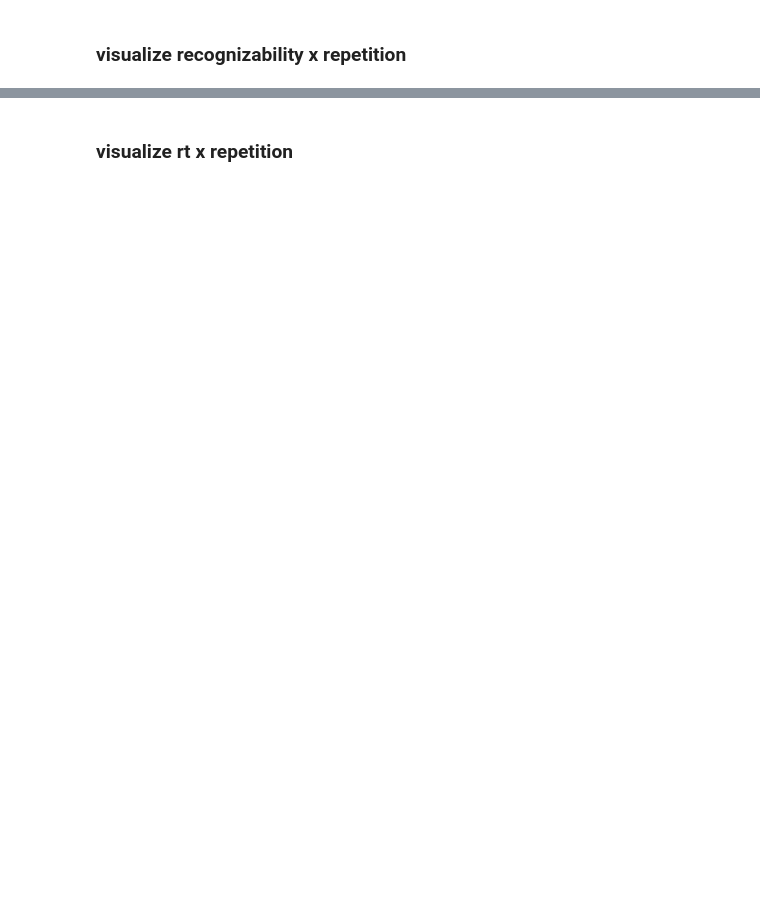
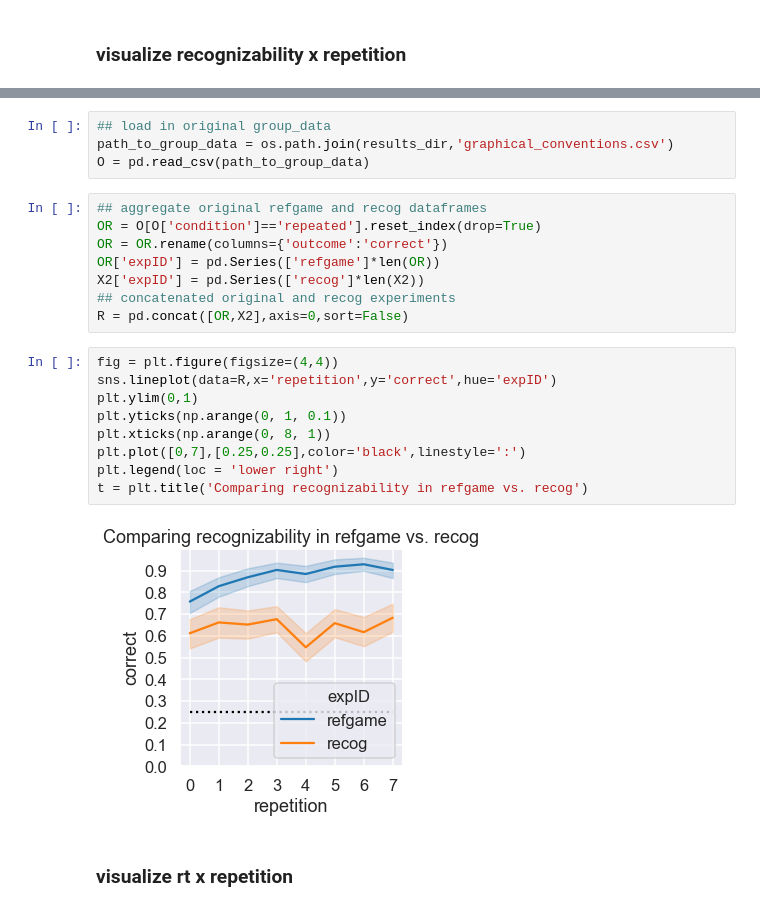
Before and after one commit to cogtoolslab/graphical_conventions_cogsci19, a Jupyter notebook: analysis/ipynb/jefan/generate_recog_dataframe.ipynb, the cells around one changed output, grey strips where cells are left out. Drawn from its saved outputs; the diff is of its cells as text; blank space fills up the shorter version.

```diff
--- a/analysis/ipynb/jefan/generate_recog_dataframe.ipynb
+++ b/analysis/ipynb/jefan/generate_recog_dataframe.ipynb
@@ -204,3 +240,26 @@ plt.tight_layout()
+# %%
+## load in original group_data
+path_to_group_data = os.path.join(results_dir,'graphical_conventions.csv')
+O = pd.read_csv(path_to_group_data)
+# %%
+## aggregate original refgame and recog dataframes
+OR = O[O['condition']=='repeated'].reset_index(drop=True)
+OR = OR.rename(columns={'outcome':'correct'})
+OR['expID'] = pd.Series(['refgame']*len(OR))
+X2['expID'] = pd.Series(['recog']*len(X2))
+## concatenated original and recog experiments
+R = pd.concat([OR,X2],axis=0,sort=False)
+# %%
+fig = plt.figure(figsize=(4,4))
+sns.lineplot(data=R,x='repetition',y='correct',hue='expID')
+plt.ylim(0,1)
+plt.yticks(np.arange(0, 1, 0.1))
+plt.xticks(np.arange(0, 8, 1))
+plt.plot([0,7],[0.25,0.25],color='black',linestyle=':')
+plt.legend(loc = 'lower right')
+t = plt.title('Comparing recognizability in refgame vs. recog')
+# %% [output]
+[figure, added]
 # %% [markdown]
 ### visualize rt x repetition
 # %%
```
Also changed, not shown: parts of 17 cells of this notebook.
